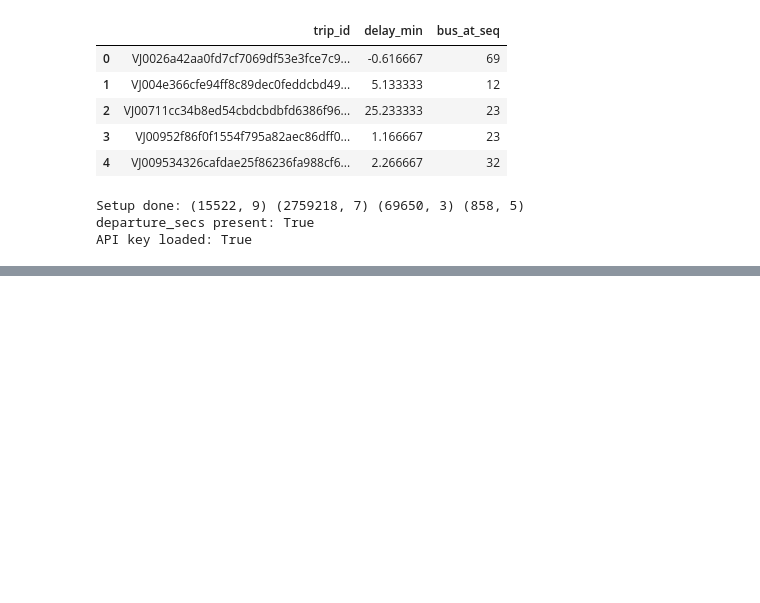
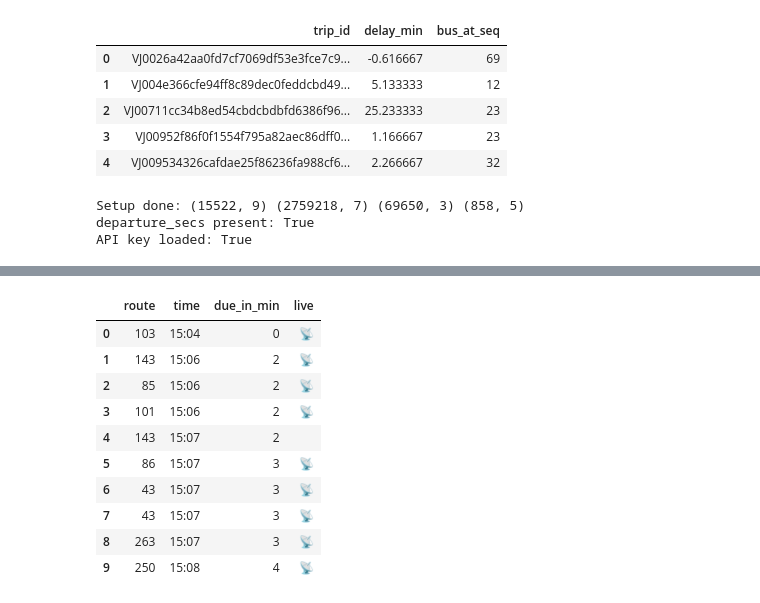
Before and after one commit to kaushaltatkare/manchester-bus-tracker, a Jupyter notebook: notebooks/01_explore_stops.ipynb, the cells around one changed output, grey strips where cells are left out. Cells and saved outputs as stored; diff of their text form; code cells hidden in the pictures; blank space fills up the shorter version.

```diff
--- a/notebooks/01_explore_stops.ipynb
+++ b/notebooks/01_explore_stops.ipynb
@@ -824,0 +856,14 @@ live_departures("Piccadilly Gardens", bus_pos)
+# %%
+   live_departures("Oxford Road", bus_pos)
+# %% [output]
+|  | route | time | due_in_min | live |
+| 0 | 103 | 15:04 | 0 | 📡 |
+| 1 | 143 | 15:06 | 2 | 📡 |
+| 2 | 85 | 15:06 | 2 | 📡 |
+| 3 | 101 | 15:06 | 2 | 📡 |
+| 4 | 143 | 15:07 | 2 |  |
+| 5 | 86 | 15:07 | 3 | 📡 |
+| 6 | 43 | 15:07 | 3 | 📡 |
+| 7 | 43 | 15:07 | 3 | 📡 |
+| 8 | 263 | 15:07 | 3 | 📡 |
+| 9 | 250 | 15:08 | 4 | 📡 |
```
Also changed, not shown: parts of 6 cells of this notebook.
